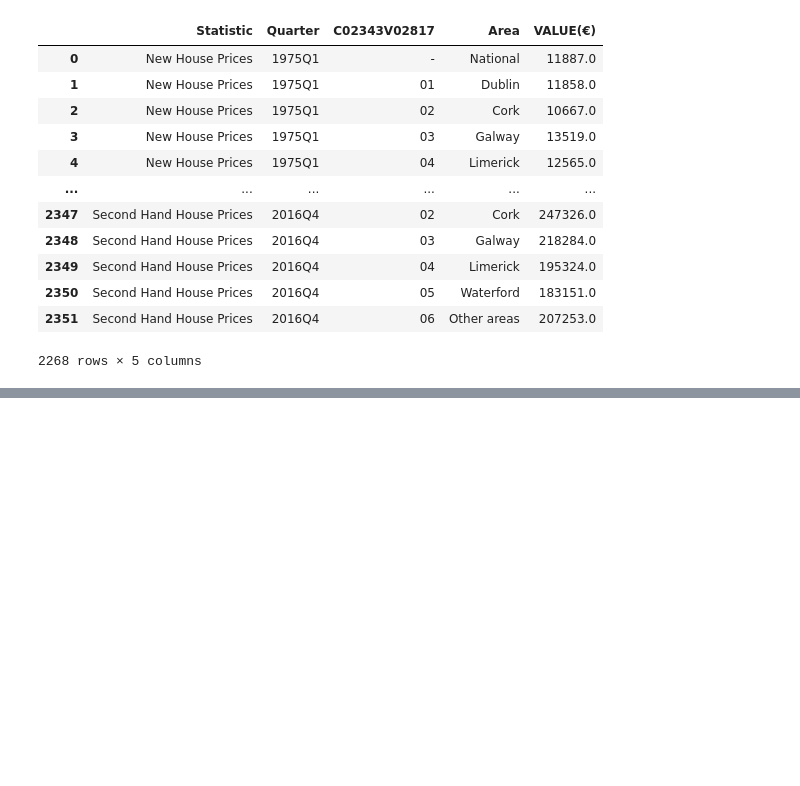
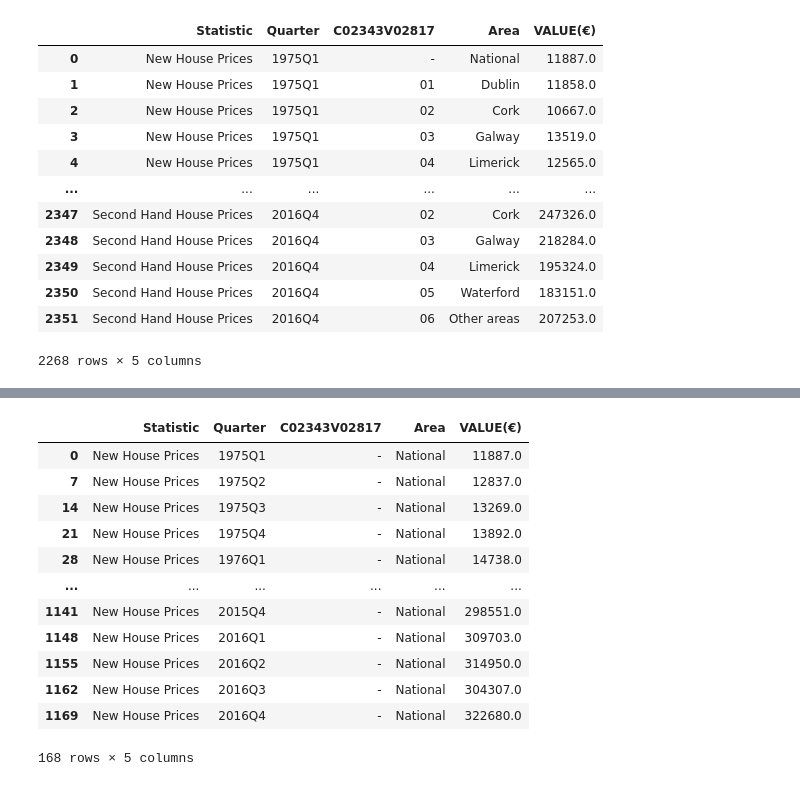
Before and after one commit to freek022/UCDPA_Fred, a Jupyter notebook: PropertyPriceIndex.ipynb, the cells around one changed output, grey strips where cells are left out. Cells and saved outputs as stored; diff of their text form; code cells hidden in the pictures; blank space fills up the shorter version.

Commit message:
updated the propertyPrice file

```diff
--- a/PropertyPriceIndex.ipynb
+++ b/PropertyPriceIndex.ipynb
@@ -166,0 +177,19 @@ for Area in enumerate(df):
+# %%
+# remove rows by filtering
+df = df[(df['Area'] != 'Cork') & (df['Area'] != 'Dublin') & (df['Area'] != 'Galway') & (df['Area'] != 'Limerick')
+        & (df['Area'] != 'Waterford') & (df['Area'] != 'Other areas') & (df['Statistic'] != 'Second Hand House Prices')]
+df
+# %% [output]
+|  | Statistic | Quarter | C02343V02817 | Area | VALUE(€) |
+| 0 | New House Prices | 1975Q1 | - | National | 11887.0 |
+| 7 | New House Prices | 1975Q2 | - | National | 12837.0 |
+| 14 | New House Prices | 1975Q3 | - | National | 13269.0 |
+| 21 | New House Prices | 1975Q4 | - | National | 13892.0 |
+| 28 | New House Prices | 1976Q1 | - | National | 14738.0 |
+| ... | ... | ... | ... | ... | ... |
+| 1141 | New House Prices | 2015Q4 | - | National | 298551.0 |
+| 1148 | New House Prices | 2016Q1 | - | National | 309703.0 |
+| 1155 | New House Prices | 2016Q2 | - | National | 314950.0 |
+| 1162 | New House Prices | 2016Q3 | - | National | 304307.0 |
+| 1169 | New House Prices | 2016Q4 | - | National | 322680.0 |
+168 rows × 5 columns
```
Also changed, not shown: parts of 10 cells of this notebook.
